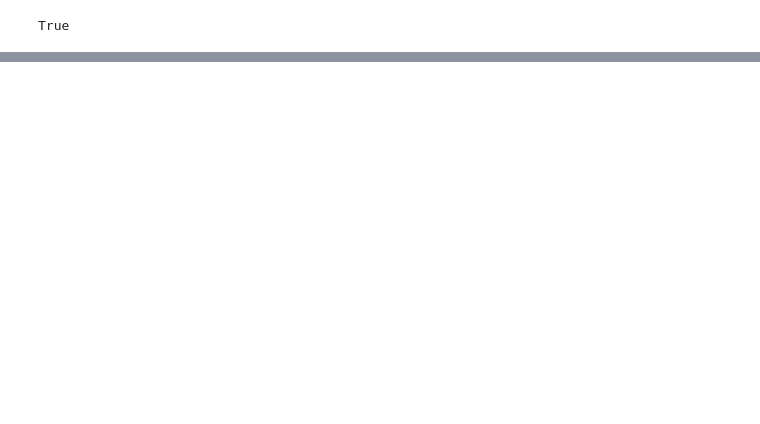
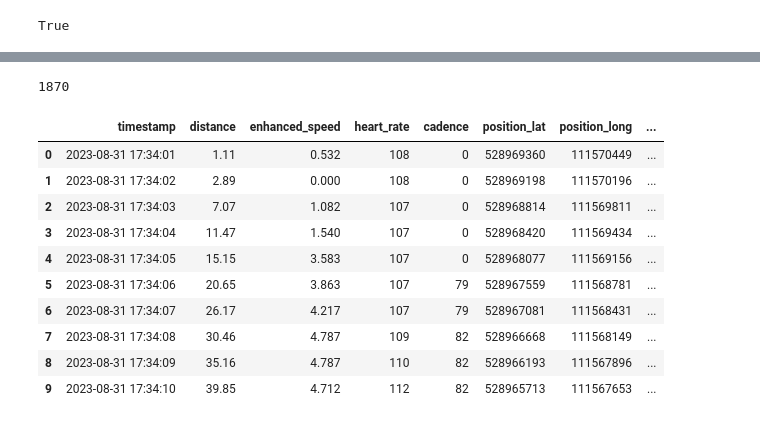
Before and after one commit to RiccardoRubini93/Garmin_data, a Jupyter notebook: Read_Garmin_data_from_cloud.ipynb, the cells around one changed output, grey strips where cells are left out. Drawn from its saved outputs; the diff is of its cells as text; code cells hidden in the pictures; blank space fills up the shorter version.

```diff
--- a/Read_Garmin_data_from_cloud.ipynb
+++ b/Read_Garmin_data_from_cloud.ipynb
@@ -48,0 +138,50 @@ for activity in activities:
+# %%
+import fitparse
+
+# Open the .fit file
+with fitparse.FitFile('unzipped_activity/11917192333_ACTIVITY.fit') as fitfile:
+
+    # Get all data messages from the file
+    messages = fitfile.messages
+
+    # Get all data records from all messages
+    data = [m for m in messages if m.name == 'record']
+
+    # Get the fields we're interested in
+    fields = ['timestamp', 'distance', 'enhanced_speed', 'heart_rate',
+              'cadence','distance','position_lat','position_long','vertical_oscillation',
+              'vertical_ratio','stance_time']
+
+    # Create an empty list to hold our data
+    data_list = []
+
+    # Go through each record and extract the data
+    for record in data:
+        record_dict = {}
+        for field in fields:
+            value = record.get_value(field)
+            record_dict[field] = value
+        data_list.append(record_dict)
+# %%
+len(data_list)
+# %% [output]
+1870
+# %%
+import numpy as np
+import pandas as pd
+
+df = pd.DataFrame(data_list)
+# %%
+df.head(10)
+# %% [output]
+|  | timestamp | distance | enhanced_speed | heart_rate | cadence | position_lat | position_long | ... |
+| 0 | 2023-08-31 17:34:01 | 1.11 | 0.532 | 108 | 0 | 528969360 | 111570449 | ... |
+| 1 | 2023-08-31 17:34:02 | 2.89 | 0.000 | 108 | 0 | 528969198 | 111570196 | ... |
+| 2 | 2023-08-31 17:34:03 | 7.07 | 1.082 | 107 | 0 | 528968814 | 111569811 | ... |
+| 3 | 2023-08-31 17:34:04 | 11.47 | 1.540 | 107 | 0 | 528968420 | 111569434 | ... |
+| 4 | 2023-08-31 17:34:05 | 15.15 | 3.583 | 107 | 0 | 528968077 | 111569156 | ... |
+| 5 | 2023-08-31 17:34:06 | 20.65 | 3.863 | 107 | 79 | 528967559 | 111568781 | ... |
+| 6 | 2023-08-31 17:34:07 | 26.17 | 4.217 | 107 | 79 | 528967081 | 111568431 | ... |
+| 7 | 2023-08-31 17:34:08 | 30.46 | 4.787 | 109 | 82 | 528966668 | 111568149 | ... |
+| 8 | 2023-08-31 17:34:09 | 35.16 | 4.787 | 110 | 82 | 528966193 | 111567896 | ... |
+| 9 | 2023-08-31 17:34:10 | 39.85 | 4.712 | 112 | 82 | 528965713 | 111567653 | ... |
```
Also changed, not shown: parts of 9 cells of this notebook.
